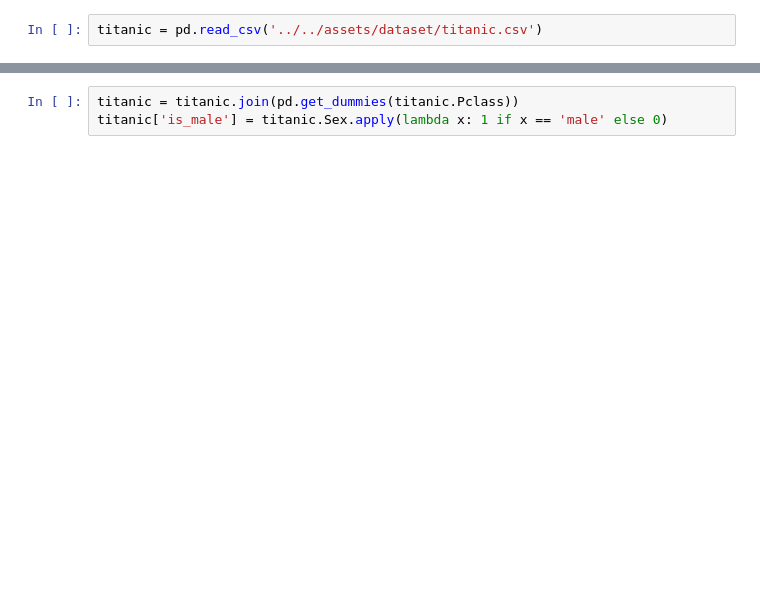
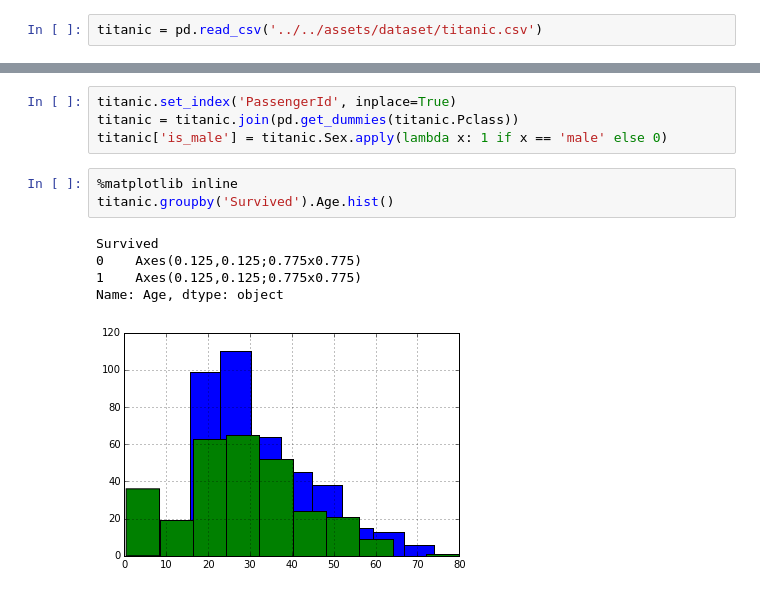
Before and after one commit to eflautt/ga-data-science, a Jupyter notebook: lessons/lesson-9/code/solution-code/solution-code-9.ipynb, the cells around one changed output, grey strips where cells are left out. Saved outputs shown, nothing was run; the diff lists cells and outputs as text; blank space fills up the shorter version.

```diff
--- a/lessons/lesson-9/code/solution-code/solution-code-9.ipynb
+++ b/lessons/lesson-9/code/solution-code/solution-code-9.ipynb
@@ -139,6 +145,16 @@ titanic.head()
 | 3 | 4 | 1 | 1 | Futrelle, Mrs. Jacques Heath (Lil... | female | 35 | 1 | 0 | 113803 | 53.1000 | ... |
 | 4 | 5 | 0 | 3 | Allen, Mr. William Henry | male | 35 | 0 | 0 | 373450 | 8.0500 | ... |
 # %%
+titanic.set_index('PassengerId', inplace=True)
 titanic = titanic.join(pd.get_dummies(titanic.Pclass))
 titanic['is_male'] = titanic.Sex.apply(lambda x: 1 if x == 'male' else 0)
+# %%
+%matplotlib inline
+titanic.groupby('Survived').Age.hist()
+# %% [output]
+Survived
+0    Axes(0.125,0.125;0.775x0.775)
+1    Axes(0.125,0.125;0.775x0.775)
+Name: Age, dtype: object
+[figure, added]
 # %%
```
Also changed, not shown: parts of 7 cells of this notebook, 1 other file.
